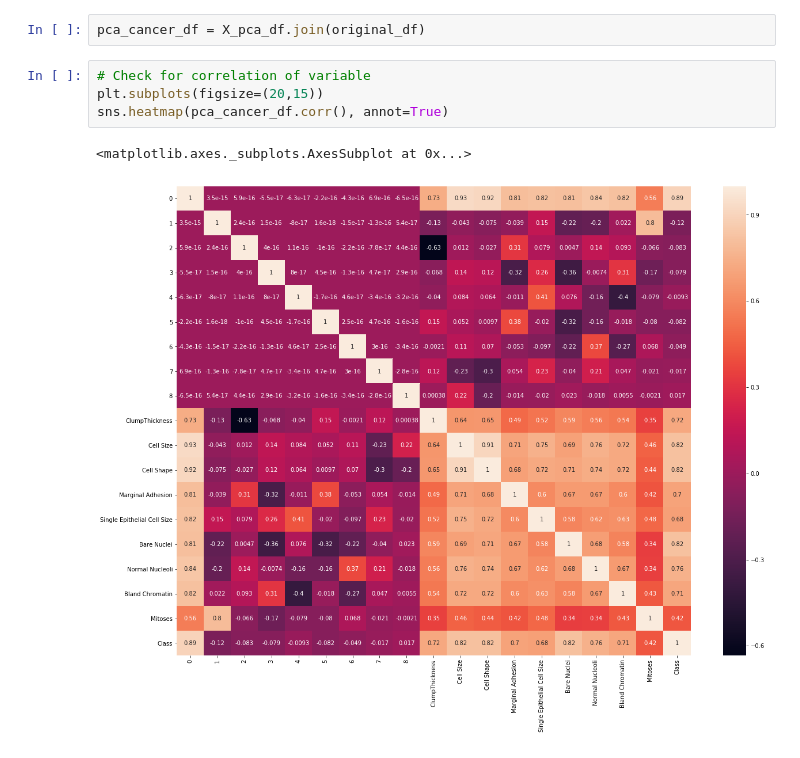
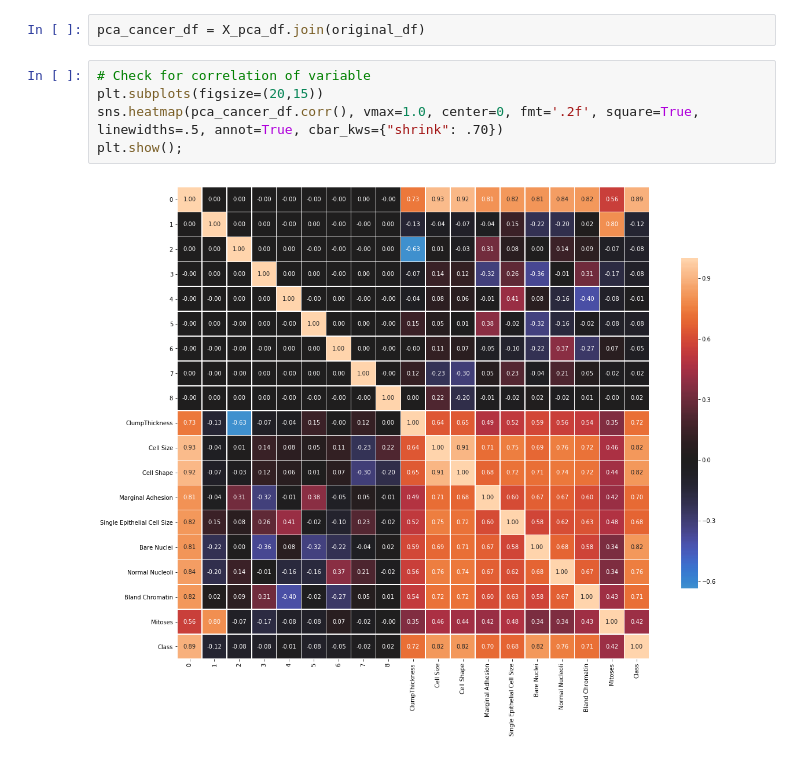
Before and after one commit to GreatLearningAIML1/bangalore-feb-batch-ojhajayant, a Jupyter notebook: pca_cancer_data_questions.ipynb, the cells around one changed output. Cells and saved outputs as stored; diff of their text form.

```diff
--- a/pca_cancer_data_questions.ipynb
+++ b/pca_cancer_data_questions.ipynb
@@ -294,7 +294,7 @@ pca_cancer_df = X_pca_df.join(original_df)
 # %%
 # Check for correlation of variable
 plt.subplots(figsize=(20,15))
-sns.heatmap(pca_cancer_df.corr(), annot=True)
+sns.heatmap(pca_cancer_df.corr(), vmax=1.0, center=0, fmt='.2f', square=True, linewidths=.5, annot=True, cbar_kws={"shrink": .70})
+plt.show();
 # %% [output]
-<matplotlib.axes._subplots.AxesSubplot at 0x...>
-[figure, old version]
+[figure, new version]
```
